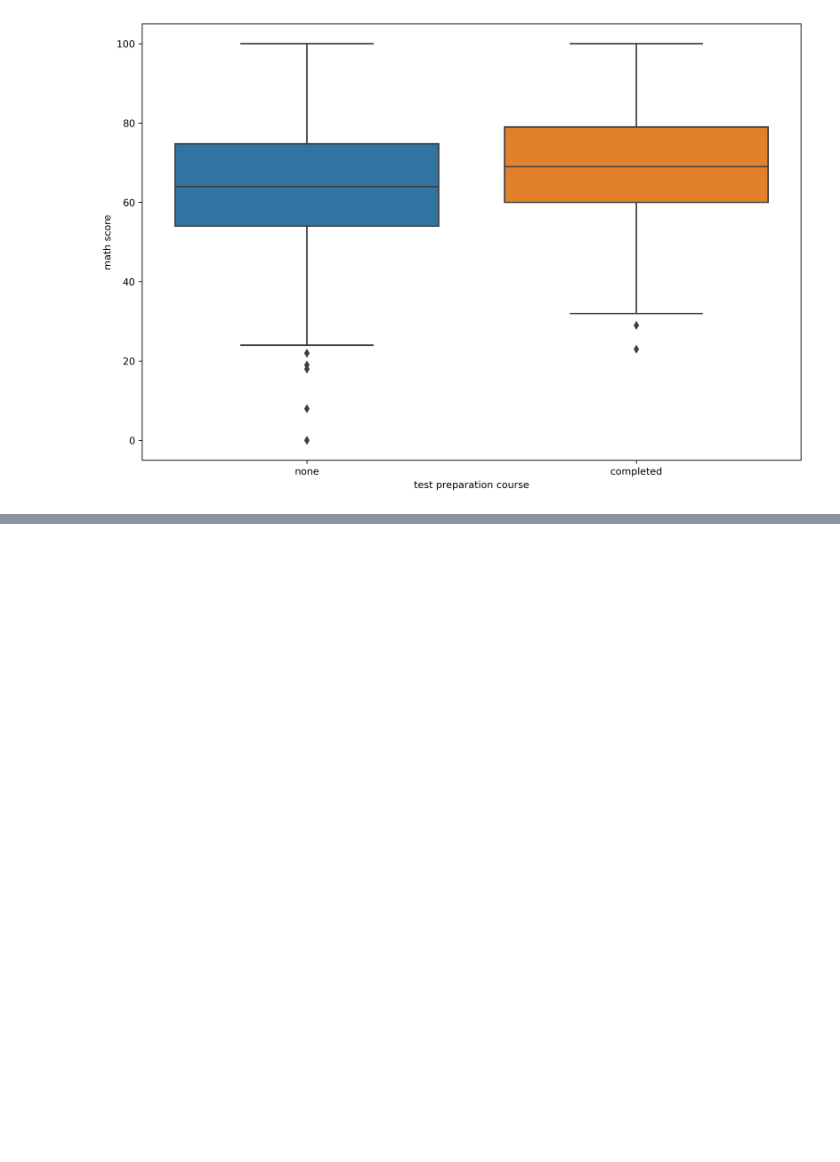
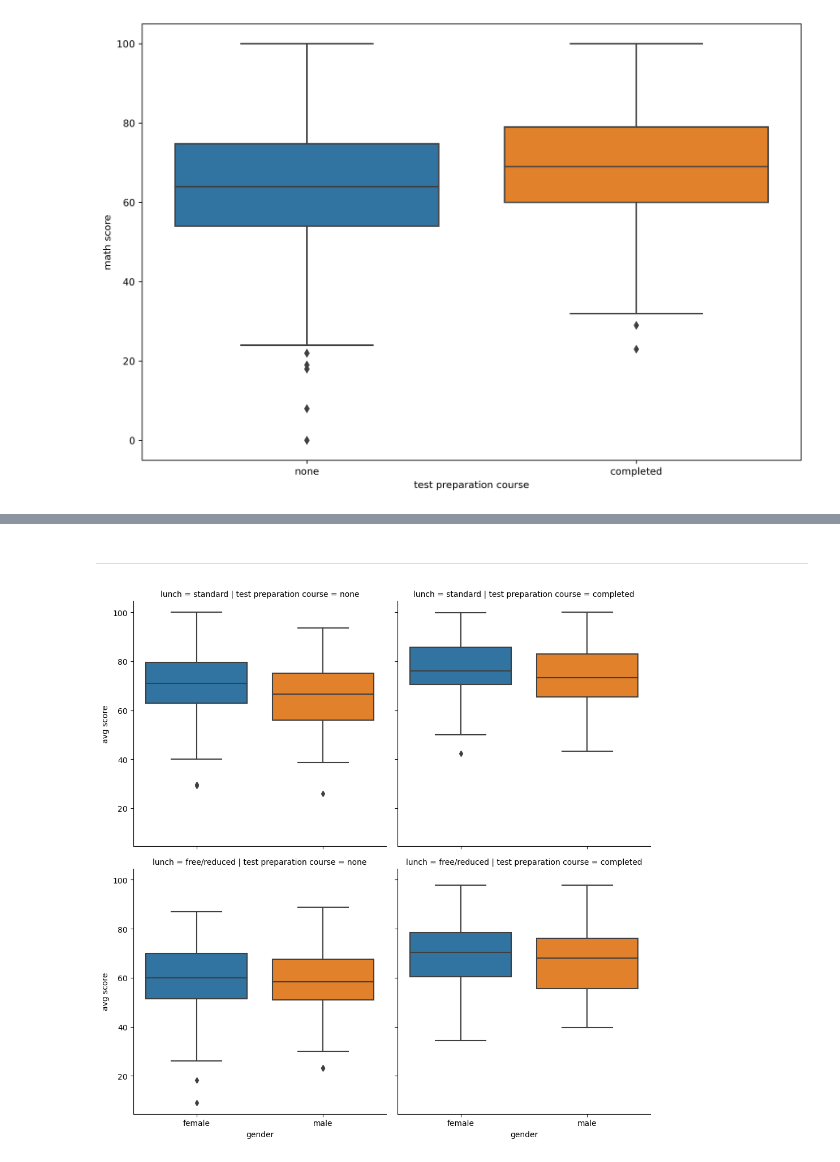
Before and after one commit to OzgenOzan/pythonEdML, a Jupyter notebook: 05-Seaborn/Fifth course.ipynb, the cells around one changed output, grey strips where cells are left out. Drawn from its saved outputs; the diff is of its cells as text; code cells hidden in the pictures; blank space fills up the shorter version.

```diff
--- a/05-Seaborn/Fifth course.ipynb
+++ b/05-Seaborn/Fifth course.ipynb
@@ -131,0 +134,7 @@ sns.pairplot(data=df[["math score", "reading score", "writing score", "gender"]]
+# %% [markdown]
+---
+# %%
+sns.catplot(data=df, x="gender", y="avg score", kind="box",
+           col="test preparation course", row="lunch");
+# %% [output]
+[figure, added]
```
Also changed, not shown: parts of 16 cells of this notebook.
